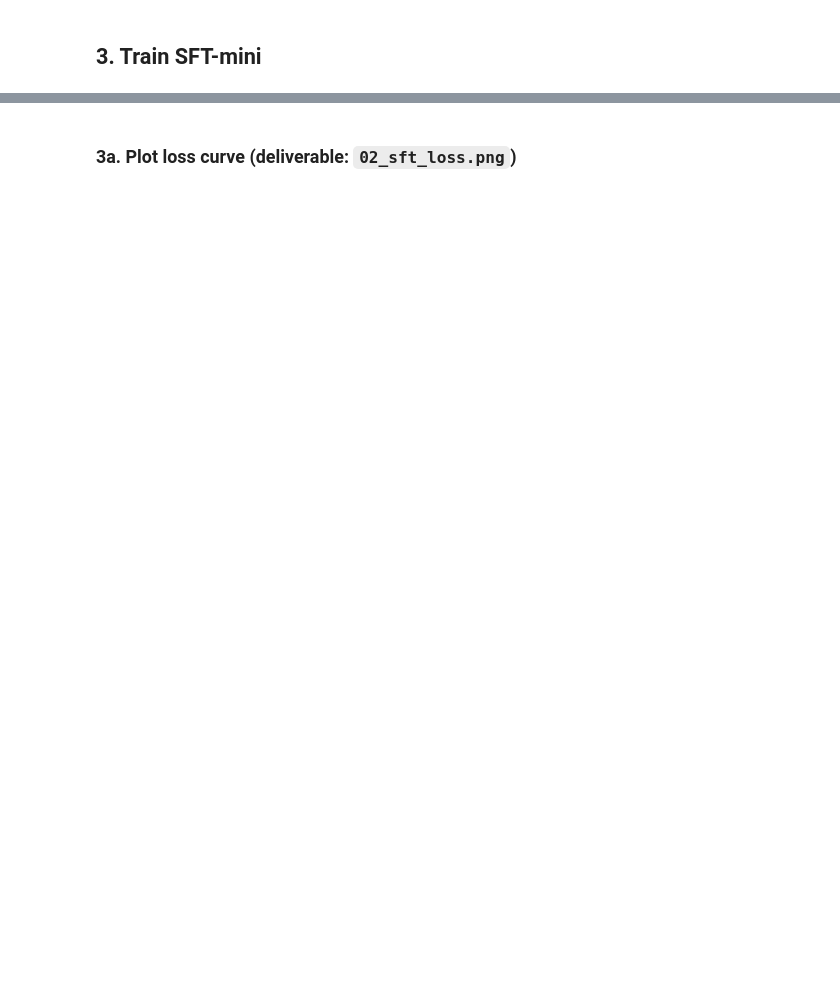
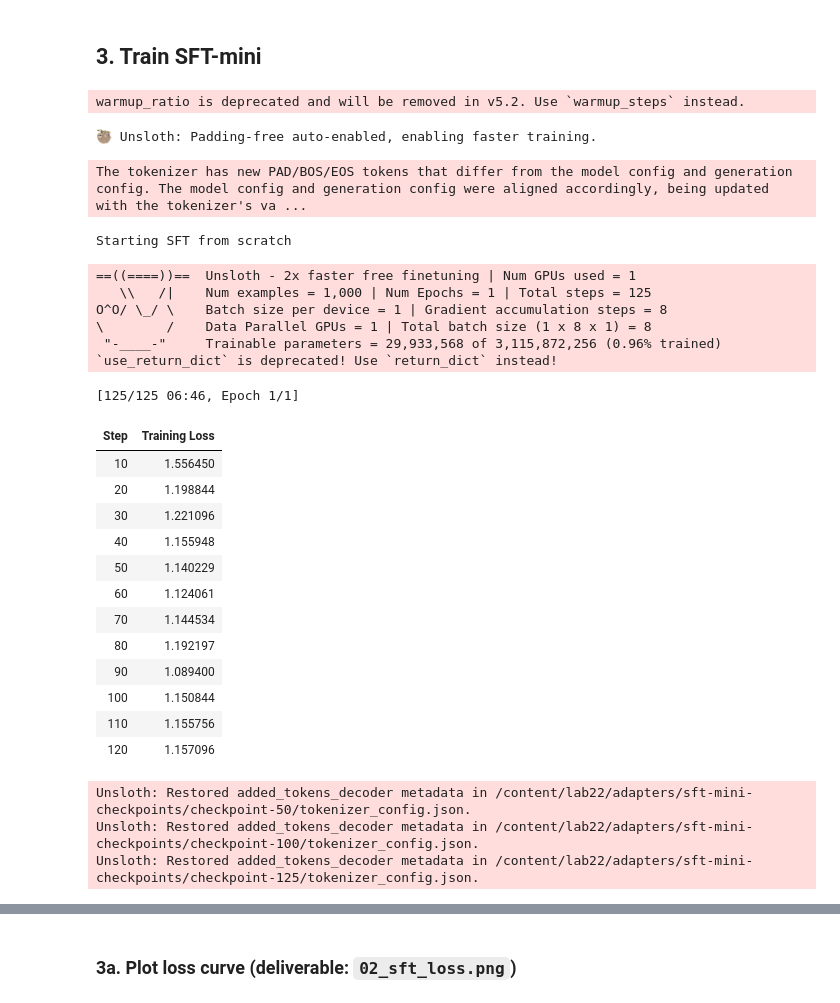
Before and after one commit to dragonboy1206/Day22-2A202600746-HoangLongVu, a Jupyter notebook: colab/Lab22_DPO_T4.ipynb, the cells around one changed output, grey strips where cells are left out. Saved outputs shown, nothing was run; the diff lists cells and outputs as text; code cells hidden in the pictures; blank space fills up the shorter version.

```diff
--- a/colab/Lab22_DPO_T4.ipynb
+++ b/colab/Lab22_DPO_T4.ipynb
@@ -93,6 +114,9 @@ deck §3 (DPO will need this SFT checkpoint as initial policy).
 # %%
 import os
 from pathlib import Path
+
+# Kaggle has 2x T4 but bnb-4bit only works on 1 GPU — restrict to GPU 0
+os.environ["CUDA_VISIBLE_DEVICES"] = "0"
 
 # Tier detection. Defaults to T4 if env not set.
 COMPUTE_TIER = os.environ.get("COMPUTE_TIER", "T4").upper()
@@ -110,7 +134,7 @@ else:  # BIGGPU
     PER_DEVICE_BATCH = 2
     GRAD_ACCUM = 4
 
-SFT_DATASET = os.environ.get("SFT_DATASET", "5CD-AI/Vietnamese-alpaca-cleaned")
+SFT_DATASET = os.environ.get("SFT_DATASET", "bkai-foundation-models/vi-alpaca")
 SFT_SLICE = 1000
 NUM_EPOCHS = 1
 
@@ -150,3 +183,11 @@ model, tokenizer = FastLanguageModel.from_pretrained(
 if tokenizer.pad_token is None:
     tokenizer.pad_token = tokenizer.eos_token
     print("Set tokenizer.pad_token = eos_token")
+if tokenizer.chat_template is None:
+    tokenizer.chat_template = """{% for message in messages %}{% if message['role'] == 'user' %}<|im_start|>user
+{{ message['content'] }}<|im_end|>
+{% elif message['role'] == 'assistant' %}<|im_start|>assistant
+{{ message['content'] }}<|im_end|>
+{% endif %}{% endfor %}{% if add_generation_prompt %}<|im_start|>assistant
+{% endif %}"""
+    print('Set Qwen ChatML template')
@@ -209,7 +281,9 @@ sft_config = SFTConfig(
     warmup_ratio=0.03,
     lr_scheduler_type="cosine",
     logging_steps=10,
-    save_strategy="no",        # Save only at the end via trainer.model.save_pretrained
+    save_strategy="steps",
+    save_steps=50,
+    save_total_limit=3,
     optim="adamw_8bit",
     bf16=torch.cuda.is_bf16_supported(),
     fp16=not torch.cuda.is_bf16_supported(),
@@ -225,6 +299,43 @@ trainer = SFTTrainer(
     args=sft_config,
     train_dataset=ds_formatted,
 )
+# %% [output]
+warmup_ratio is deprecated and will be removed in v5.2. Use `warmup_steps` instead.
+🦥 Unsloth: Padding-free auto-enabled, enabling faster training.
-# %%
-train_result = trainer.train()
-print(f"\nFinal train loss: {train_result.training_loss:.4f}")
+# %%
+# Auto-resume from latest checkpoint if one exists
+from pathlib import Path as _P
+_ckpt_dir = _P(sft_config.output_dir)
+_ckpts = sorted(_ckpt_dir.glob('checkpoint-*'), key=lambda p: int(p.name.split('-')[-1])) if _ckpt_dir.exists() else []
+_resume = str(_ckpts[-1]) if _ckpts else None
+if _resume: print(f'Resuming SFT from {_resume}')
+else: print('Starting SFT from scratch')
+
+train_result = trainer.train(resume_from_checkpoint=_resume)
+print(f"\nFinal train loss: {train_result.training_loss:.4f}")
+# %% [output]
+The tokenizer has new PAD/BOS/EOS tokens that differ from the model config and generation config. The model config and generation config were aligned accordingly, being updated with the tokenizer's va ...
+Starting SFT from scratch
+==((====))==  Unsloth - 2x faster free finetuning | Num GPUs used = 1
+   \\   /|    Num examples = 1,000 | Num Epochs = 1 | Total steps = 125
+O^O/ \_/ \    Batch size per device = 1 | Gradient accumulation steps = 8
+\        /    Data Parallel GPUs = 1 | Total batch size (1 x 8 x 1) = 8
+ "-____-"     Trainable parameters = 29,933,568 of 3,115,872,256 (0.96% trained)
+`use_return_dict` is deprecated! Use `return_dict` instead!
+[125/125 06:46, Epoch 1/1]
+| Step | Training Loss |
+| 10 | 1.556450 |
+| 20 | 1.198844 |
+| 30 | 1.221096 |
+| 40 | 1.155948 |
+| 50 | 1.140229 |
+| 60 | 1.124061 |
+| 70 | 1.144534 |
+| 80 | 1.192197 |
+| 90 | 1.089400 |
+| 100 | 1.150844 |
+| 110 | 1.155756 |
+| 120 | 1.157096 |
+Unsloth: Restored added_tokens_decoder metadata in /content/lab22/adapters/sft-mini-checkpoints/checkpoint-50/tokenizer_config.json.
+Unsloth: Restored added_tokens_decoder metadata in /content/lab22/adapters/sft-mini-checkpoints/checkpoint-100/tokenizer_config.json.
+Unsloth: Restored added_tokens_decoder metadata in /content/lab22/adapters/sft-mini-checkpoints/checkpoint-125/tokenizer_config.json.
```
Also changed, not shown: parts of 52 cells of this notebook, 8 other files.
